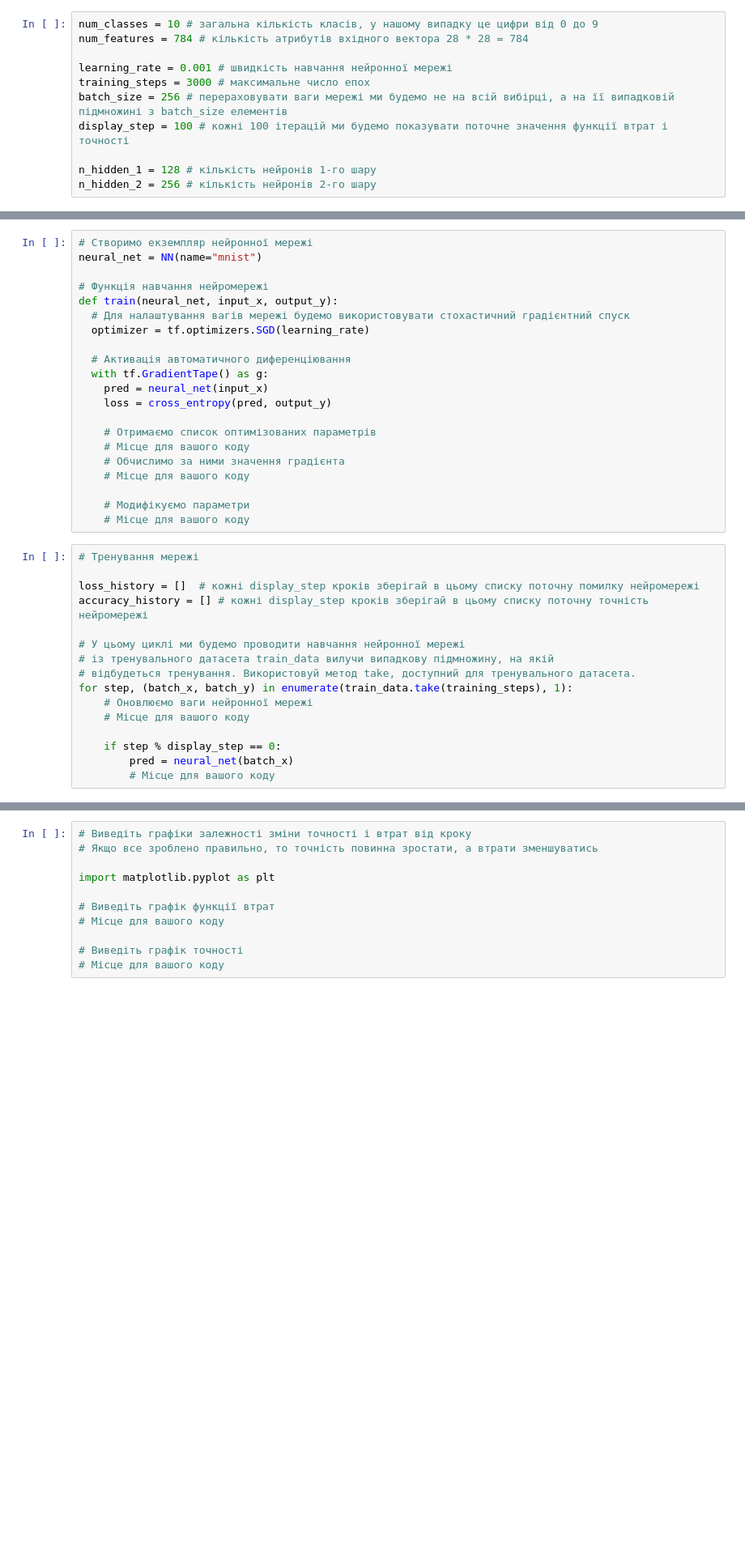
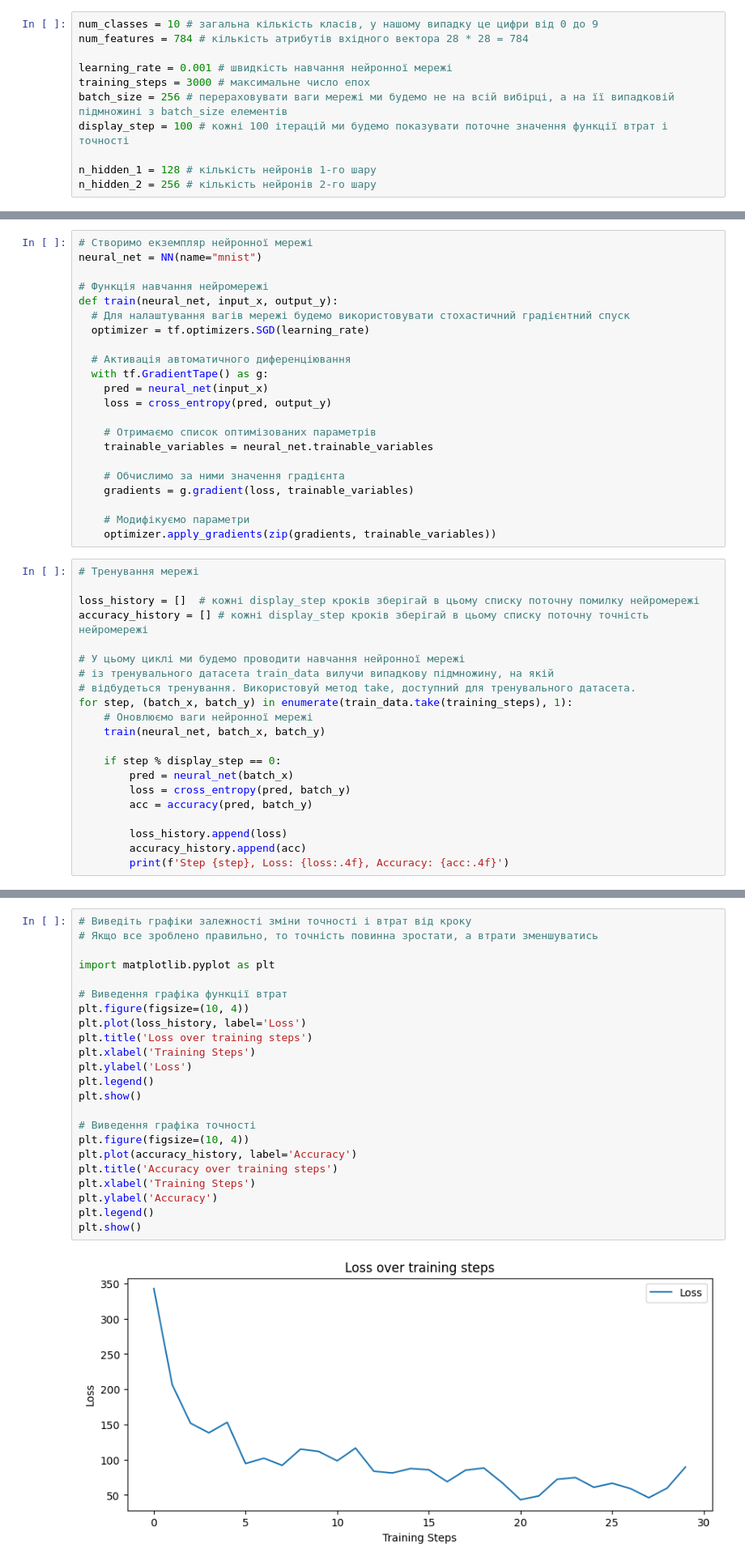
Before and after one commit to KyryloChalov/DS, a Jupyter notebook: HW_08/hw8.ipynb, the cells around one changed output, grey strips where cells are left out. Shown at 81% size. Saved outputs shown, nothing was run; the diff lists cells and outputs as text; blank space fills up the shorter version.

```diff
--- a/HW_08/hw8.ipynb
+++ b/HW_08/hw8.ipynb
@@ -132,12 +146,13 @@ def train(neural_net, input_x, output_y):
     loss = cross_entropy(pred, output_y)
 
     # Отримаємо список оптимізованих параметрів
-    # Місце для вашого коду
+    trainable_variables = neural_net.trainable_variables
+
     # Обчислимо за ними значення градієнта
-    # Місце для вашого коду
+    gradients = g.gradient(loss, trainable_variables)
 
     # Модифікуємо параметри
-    # Місце для вашого коду
+    optimizer.apply_gradients(zip(gradients, trainable_variables))
 # %%
 # Тренування мережі
 
@@ -149,8 +164,13 @@ accuracy_history = [] # кожні display_step кроків зберігай в
 # відбудеться тренування. Використовуй метод take, доступний для тренувального датасета.
 for step, (batch_x, batch_y) in enumerate(train_data.take(training_steps), 1):
     # Оновлюємо ваги нейронної мережі
-    # Місце для вашого коду
+    train(neural_net, batch_x, batch_y)
 
     if step % display_step == 0:
         pred = neural_net(batch_x)
-        # Місце для вашого коду
+        loss = cross_entropy(pred, batch_y)
+        acc = accuracy(pred, batch_y)
+
+        loss_history.append(loss)
+        accuracy_history.append(acc)
+        print(f'Step {step}, Loss: {loss:.4f}, Accuracy: {acc:.4f}')
@@ -157,11 +195,25 @@ for step, (batch_x, batch_y) in enumerate(train_data.take(training_steps), 1):
 # %%
 # Виведіть графіки залежності зміни точності і втрат від кроку
 # Якщо все зроблено правильно, то точність повинна зростати, а втрати зменшуватись
 
 import matplotlib.pyplot as plt
 
-# Виведіть графік функції втрат
-# Місце для вашого коду
+# Виведення графіка функції втрат
+plt.figure(figsize=(10, 4))
+plt.plot(loss_history, label='Loss')
+plt.title('Loss over training steps')
+plt.xlabel('Training Steps')
+plt.ylabel('Loss')
+plt.legend()
+plt.show()
 
-# Виведіть графік точності
-# Місце для вашого коду
+# Виведення графіка точності
+plt.figure(figsize=(10, 4))
+plt.plot(accuracy_history, label='Accuracy')
+plt.title('Accuracy over training steps')
+plt.xlabel('Training Steps')
+plt.ylabel('Accuracy')
+plt.legend()
+plt.show()
+# %% [output]
+[figure, added]
```
Also changed, not shown: parts of 13 cells of this notebook, 2 other files.
